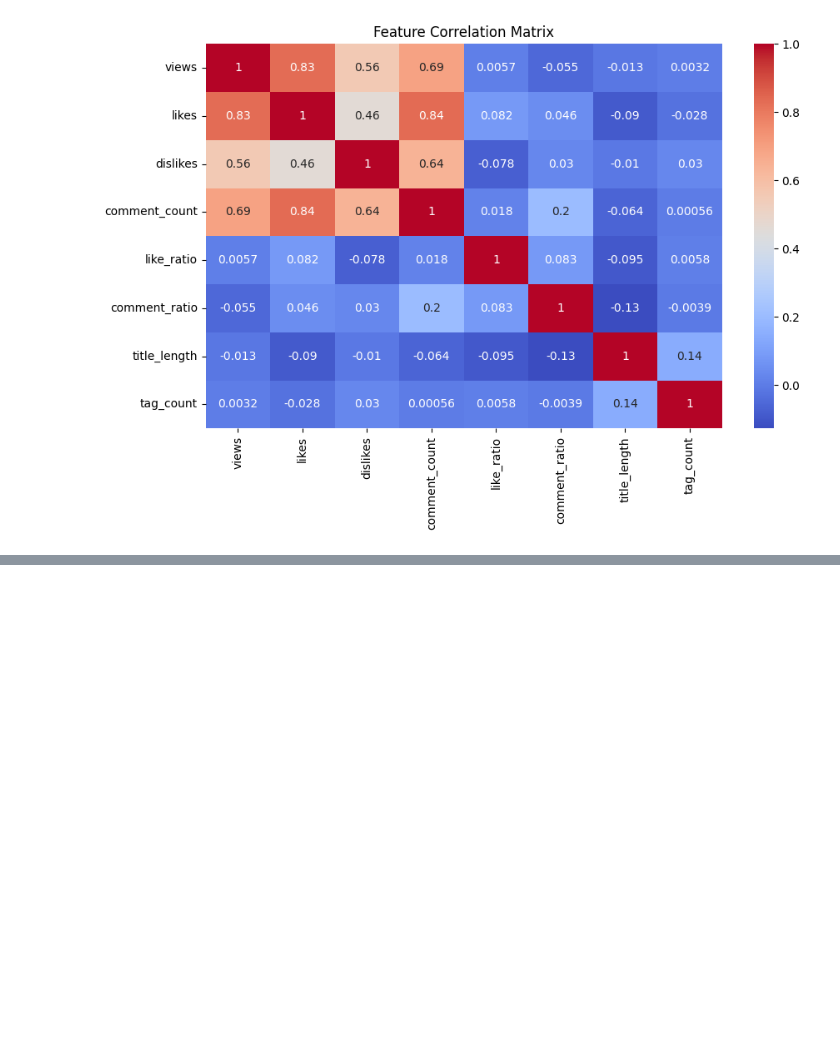
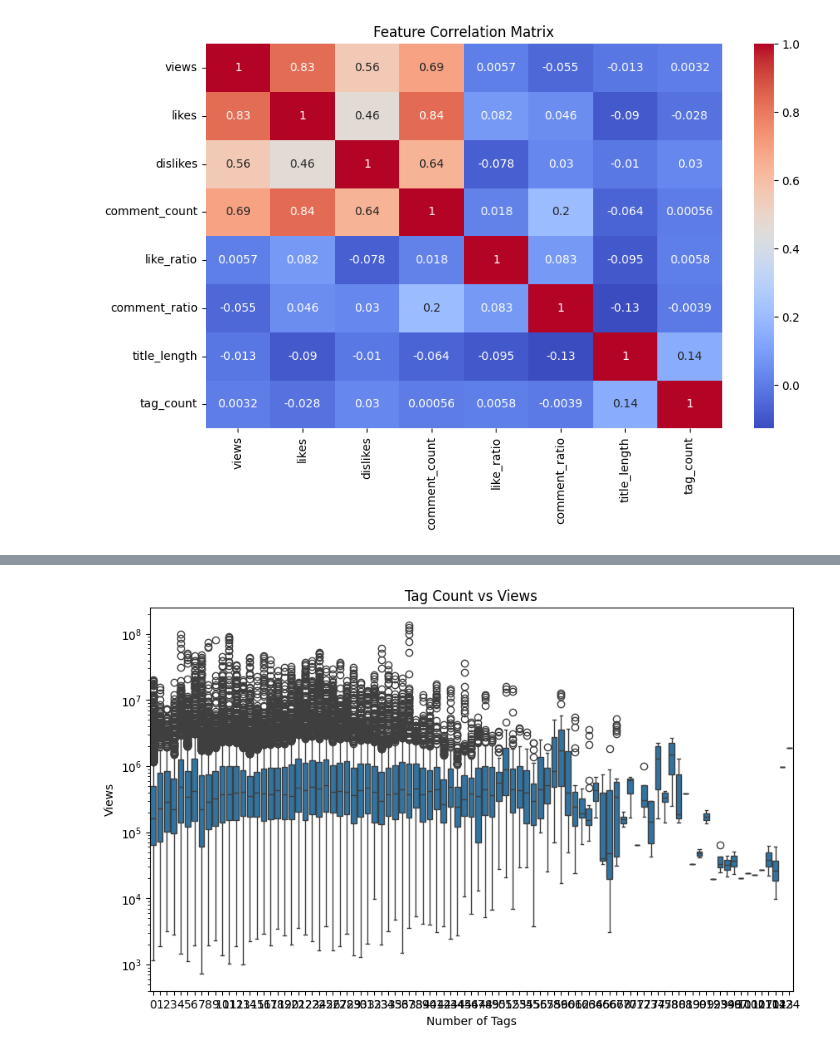
Before and after one commit to krish-bista/youtube-trending-analysis, a Jupyter notebook: analysis.ipynb, the cells around one changed output, grey strips where cells are left out. Saved outputs shown, nothing was run; the diff lists cells and outputs as text; code cells hidden in the pictures; blank space fills up the shorter version.

```diff
--- a/analysis.ipynb
+++ b/analysis.ipynb
@@ -54,0 +65,11 @@ plt.show()
+# %%
+# Tag count vs views
+plt.figure(figsize=(10, 6))
+sns.boxplot(data=df, x="tag_count", y="views")
+plt.yscale("log")
+plt.title("Tag Count vs Views")
+plt.xlabel("Number of Tags")
+plt.ylabel("Views")
+plt.show()
+# %% [output]
+[figure, added]
```
Also changed, not shown: parts of 4 cells of this notebook, 1 other file.
